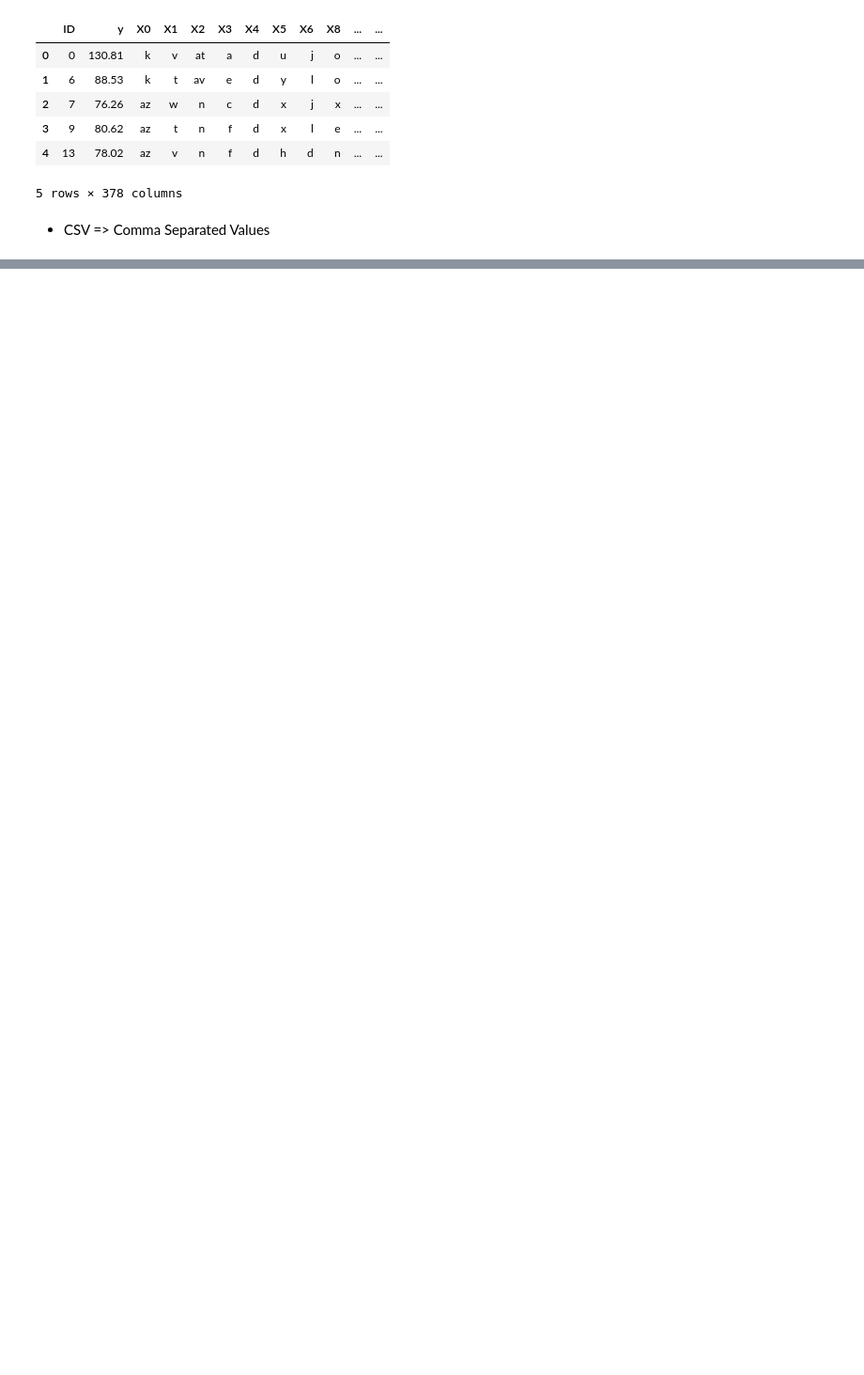
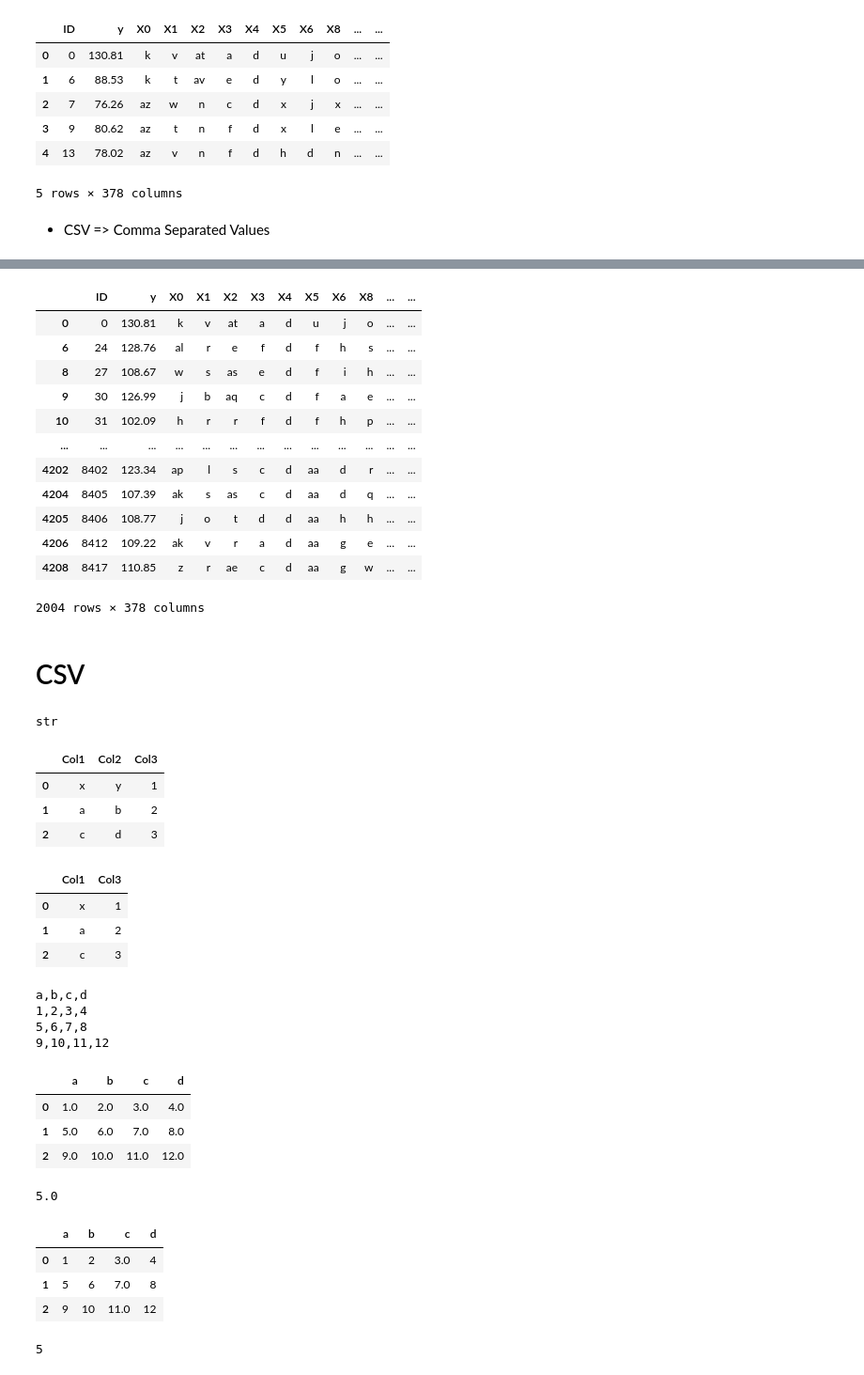
Before and after one commit to Engg-Abhinav/Python-Libraries, a Jupyter notebook: Python_Tutorial_3.ipynb, the cells around one changed output, grey strips where cells are left out. Shown: that part at 94% size. Drawn from its saved outputs; the diff is of its cells as text; code cells hidden in the pictures; blank space fills up the shorter version.

```diff
--- a/Python_Tutorial_3.ipynb
+++ b/Python_Tutorial_3.ipynb
@@ -152,0 +216,19 @@ df.head()
+# %%
+# Inbuilt Function
+df[df['y']>100]
+# %% [output]
+|  | ID | y | X0 | X1 | X2 | X3 | X4 | X5 | X6 | X8 | ... | ... |
+| 0 | 0 | 130.81 | k | v | at | a | d | u | j | o | ... | ... |
+| 6 | 24 | 128.76 | al | r | e | f | d | f | h | s | ... | ... |
+| 8 | 27 | 108.67 | w | s | as | e | d | f | i | h | ... | ... |
+| 9 | 30 | 126.99 | j | b | aq | c | d | f | a | e | ... | ... |
+| 10 | 31 | 102.09 | h | r | r | f | d | f | h | p | ... | ... |
+| ... | ... | ... | ... | ... | ... | ... | ... | ... | ... | ... | ... | ... |
+| 4202 | 8402 | 123.34 | ap | l | s | c | d | aa | d | r | ... | ... |
+| 4204 | 8405 | 107.39 | ak | s | as | c | d | aa | d | q | ... | ... |
+| 4205 | 8406 | 108.77 | j | o | t | d | d | aa | h | h | ... | ... |
+| 4206 | 8412 | 109.22 | ak | v | r | a | d | aa | g | e | ... | ... |
+| 4208 | 8417 | 110.85 | z | r | ae | c | d | aa | g | w | ... | ... |
+2004 rows × 378 columns
+# %% [markdown]
+# CSV
@@ -152,0 +242,11 @@ df.head()
+# %%
+type(data)
+# %% [output]
+str
+# %%
+pd.read_csv(StringIO(data))
+# %% [output]
+|  | Col1 | Col2 | Col3 |
+| 0 | x | y | 1 |
+| 1 | a | b | 2 |
+| 2 | c | d | 3 |
@@ -152,0 +257,7 @@ df.head()
+# %%
+df1
+# %% [output]
+|  | Col1 | Col3 |
+| 0 | x | 1 |
+| 1 | a | 2 |
+| 2 | c | 3 |
@@ -152,0 +273,7 @@ df.head()
+# %%
+print(data)
+# %% [output]
+a,b,c,d
+1,2,3,4
+5,6,7,8
+9,10,11,12
@@ -152,0 +285,11 @@ df.head()
+# %%
+df2
+# %% [output]
+|  | a | b | c | d |
+| 0 | 1.0 | 2.0 | 3.0 | 4.0 |
+| 1 | 5.0 | 6.0 | 7.0 | 8.0 |
+| 2 | 9.0 | 10.0 | 11.0 | 12.0 |
+# %%
+df2['a'][1]
+# %% [output]
+5.0
@@ -152,0 +298,11 @@ df.head()
+# %%
+df2
+# %% [output]
+|  | a | b | c | d |
+| 0 | 1 | 2 | 3.0 | 4 |
+| 1 | 5 | 6 | 7.0 | 8 |
+| 2 | 9 | 10 | 11.0 | 12 |
+# %%
+df2['a'][1]
+# %% [output]
+5
```
Also changed, not shown: parts of 29 cells of this notebook.
